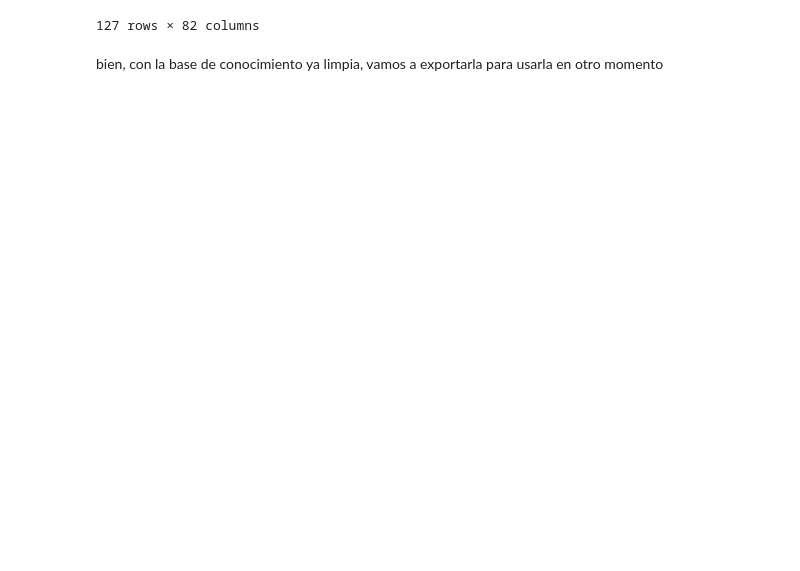
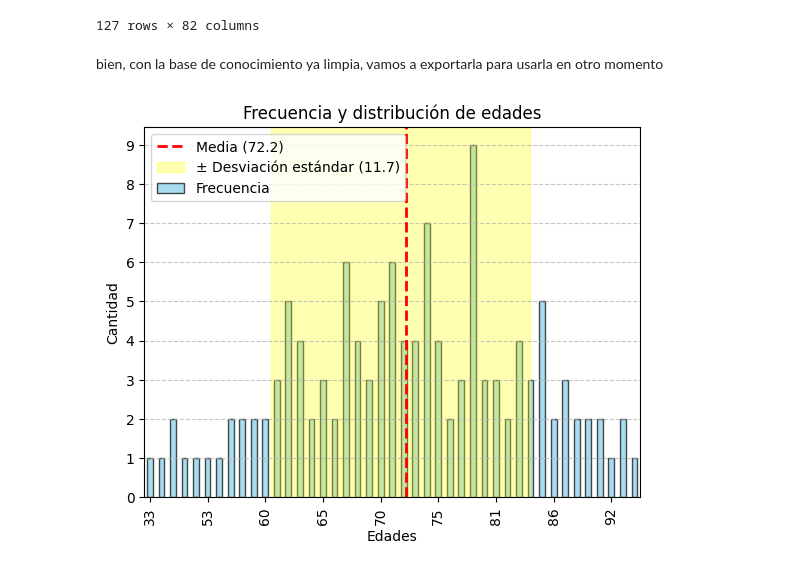
Before and after one commit to AFranlyDz/Backend-HSC-Studio, a Jupyter notebook: notebooks/limpieza_datos.ipynb, the cells around one changed output. Cells and saved outputs as stored; diff of their text form; code cells hidden in the pictures; blank space fills up the shorter version.

```diff
--- a/notebooks/limpieza_datos.ipynb
+++ b/notebooks/limpieza_datos.ipynb
@@ -147,3 +151,33 @@ corregir_faltantes_continuos(hsc_kb, lista_columnas_continuas)
 127 rows × 82 columns
 # %% [markdown]
 bien, con la base de conocimiento ya limpia, vamos a exportarla para usarla en otro momento
+# %%
+hsc_kb[' EDAD'] = pd.to_numeric(hsc_kb[' EDAD'], errors='coerce').dropna().round().astype(int)
+conteo = hsc_kb[' EDAD'].value_counts().sort_index()
+media = hsc_kb[' EDAD'].mean()
+desviacion = hsc_kb[' EDAD'].std()
+# Crear el gráfico de barras
+ax = conteo.plot(kind='bar', color='skyblue', edgecolor='black', alpha=0.7, label='Frecuencia')
+
+edades = conteo.index.tolist()
+pos_media = np.interp(media, edades, range(len(edades)))
+pos_min = np.interp(media - desviacion, edades, range(len(edades)))
+pos_max = np.interp(media + desviacion, edades, range(len(edades)))
+
+# Añadir líneas VERTICALES (usando posiciones mapeadas)
+ax.axvline(x=pos_media, color='red', linestyle='--', linewidth=2, label=f'Media ({media:.1f})')
+ax.axvspan(pos_min, pos_max, color='yellow', alpha=0.3, label=f'± Desviación estándar ({desviacion:.1f})')
+
+ax.xaxis.set_major_locator(plt.MaxNLocator(integer=True))
+ax.yaxis.set_major_locator(plt.MaxNLocator(integer=True))
+
+# Personalizar el gráfico
+plt.title('Frecuencia y distribución de edades')
+plt.xlabel('Edades')
+plt.ylabel('Cantidad')
+plt.xticks(rotation=90)
+plt.legend()
+plt.grid(axis='y', linestyle='--', alpha=0.7)
+plt.show()
+# %% [output]
+[figure, added]
```
Also changed, not shown: parts of 2 cells of this notebook, 3 other files.
